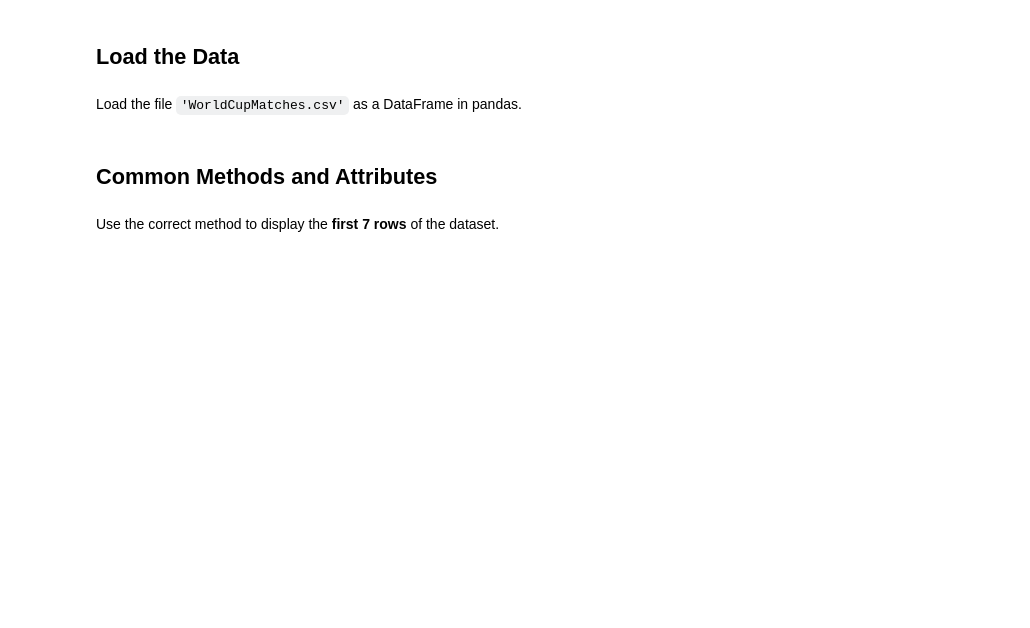
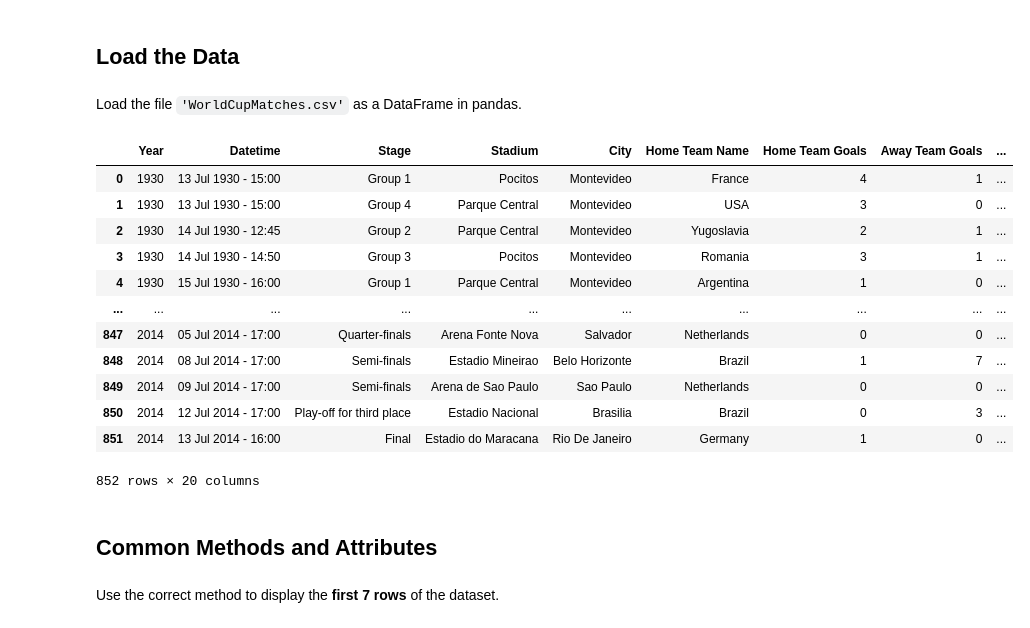
Before and after one commit to learn-co-curriculum/dsc-accessing-data-with-pandas-lab, a Jupyter notebook: index.ipynb, the cells around one changed output. Cells and saved outputs as stored; diff of their text form; code cells hidden in the pictures; blank space fills up the shorter version.

Commit message:
accessing pandas lab

```diff
--- a/index.ipynb
+++ b/index.ipynb
@@ -19,11 +19,26 @@ Load the file `'WorldCupMatches.csv'` as a DataFrame in pandas.
 # %%
 # Replace None with appropriate code
 
 # Import pandas using the standard alias
-None
+import pandas as pd
 
 # Load 'WorldCupMatches.csv' as a DataFrame
-df = None
+df = pd.read_csv('WorldCupMatches.csv')
+df
+# %% [output]
+|  | Year | Datetime | Stage | Stadium | City | Home Team Name | Home Team Goals | Away Team Goals | ... |
+| 0 | 1930 | 13 Jul 1930 - 15:00 | Group 1 | Pocitos | Montevideo | France | 4 | 1 | ... |
+| 1 | 1930 | 13 Jul 1930 - 15:00 | Group 4 | Parque Central | Montevideo | USA | 3 | 0 | ... |
+| 2 | 1930 | 14 Jul 1930 - 12:45 | Group 2 | Parque Central | Montevideo | Yugoslavia | 2 | 1 | ... |
+| 3 | 1930 | 14 Jul 1930 - 14:50 | Group 3 | Pocitos | Montevideo | Romania | 3 | 1 | ... |
+| 4 | 1930 | 15 Jul 1930 - 16:00 | Group 1 | Parque Central | Montevideo | Argentina | 1 | 0 | ... |
+| ... | ... | ... | ... | ... | ... | ... | ... | ... | ... |
+| 847 | 2014 | 05 Jul 2014 - 17:00 | Quarter-finals | Arena Fonte Nova | Salvador | Netherlands | 0 | 0 | ... |
+| 848 | 2014 | 08 Jul 2014 - 17:00 | Semi-finals | Estadio Mineirao | Belo Horizonte | Brazil | 1 | 7 | ... |
+| 849 | 2014 | 09 Jul 2014 - 17:00 | Semi-finals | Arena de Sao Paulo | Sao Paulo | Netherlands | 0 | 0 | ... |
+| 850 | 2014 | 12 Jul 2014 - 17:00 | Play-off for third place | Estadio Nacional | Brasilia | Brazil | 0 | 3 | ... |
+| 851 | 2014 | 13 Jul 2014 - 16:00 | Final | Estadio do Maracana | Rio De Janeiro | Germany | 1 | 0 | ... |
+852 rows × 20 columns
 # %% [markdown]
 ## Common Methods and Attributes
 # %% [markdown]
```
Also changed, not shown: parts of 33 cells of this notebook.
